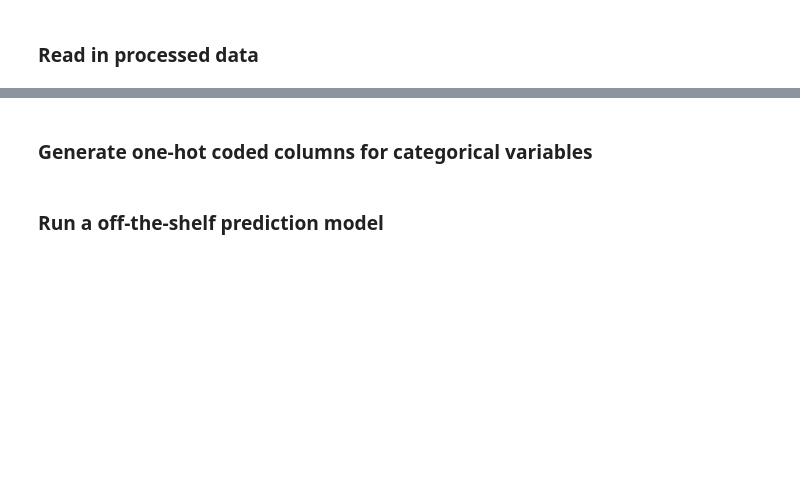
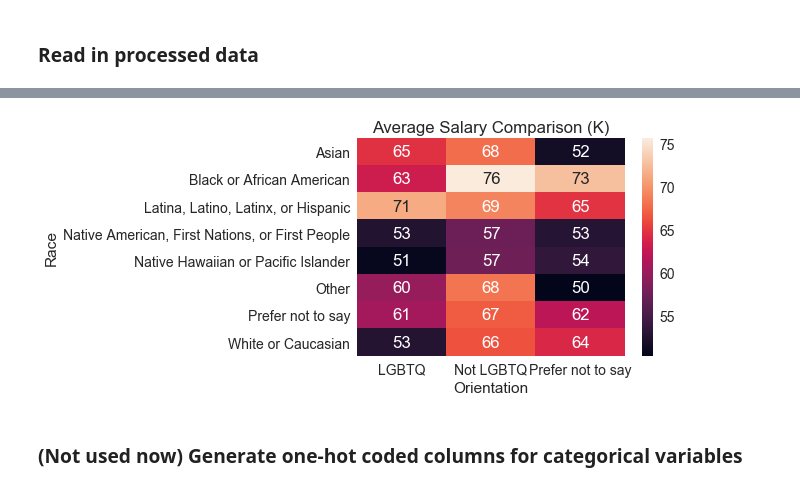
Before and after one commit to shiwang0211/DesignCensus, a Jupyter notebook: test.ipynb, the cells around one changed output, grey strips where cells are left out. Saved outputs shown, nothing was run; the diff lists cells and outputs as text; code cells hidden in the pictures; blank space fills up the shorter version.

```diff
--- a/test.ipynb
+++ b/test.ipynb
@@ -367,5 +450,13 @@ Text(31,0.5,'My immediate team is:')
+# %%
+# 3. Race and Orientation Combo
+plot_heatmap(hm_heat[hm_heat['Gender'] != 'Other'], # exclude GENDER == 'Other'
+             'Race', 'Race',
+             'Orientation', 'Orientation',
+             'Salary') #salary
+# %% [output]
+[figure, added]
 # %% [markdown]
-### Generate one-hot coded columns for categorical variables
+### (Not used now) Generate one-hot coded columns for categorical variables
 # %%
 for col in cate_cols_v2:
     df.replace(np.nan,'', regex=True, inplace=True)
@@ -387,5 +478,3 @@ for col in ['V_8', 'V_35', 'V_36']:
 # %%
 # output a csv with all columns converted to numeric
 df.to_csv('./export_csv/processed_output_all_numeric.csv', index = False)
-# %% [markdown]
-### Run a off-the-shelf prediction model
```
Also changed, not shown: parts of 27 cells of this notebook, 36 other files.
